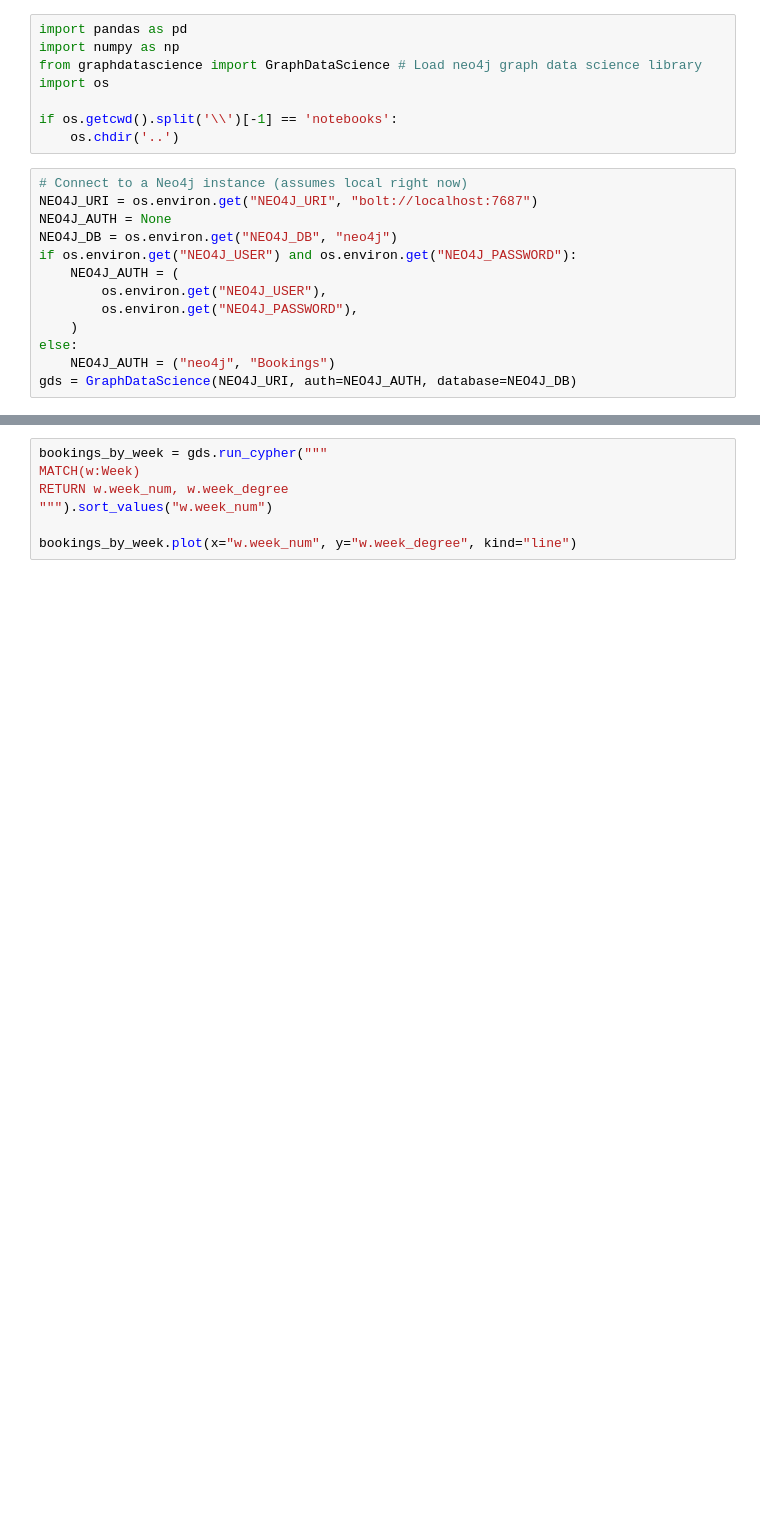
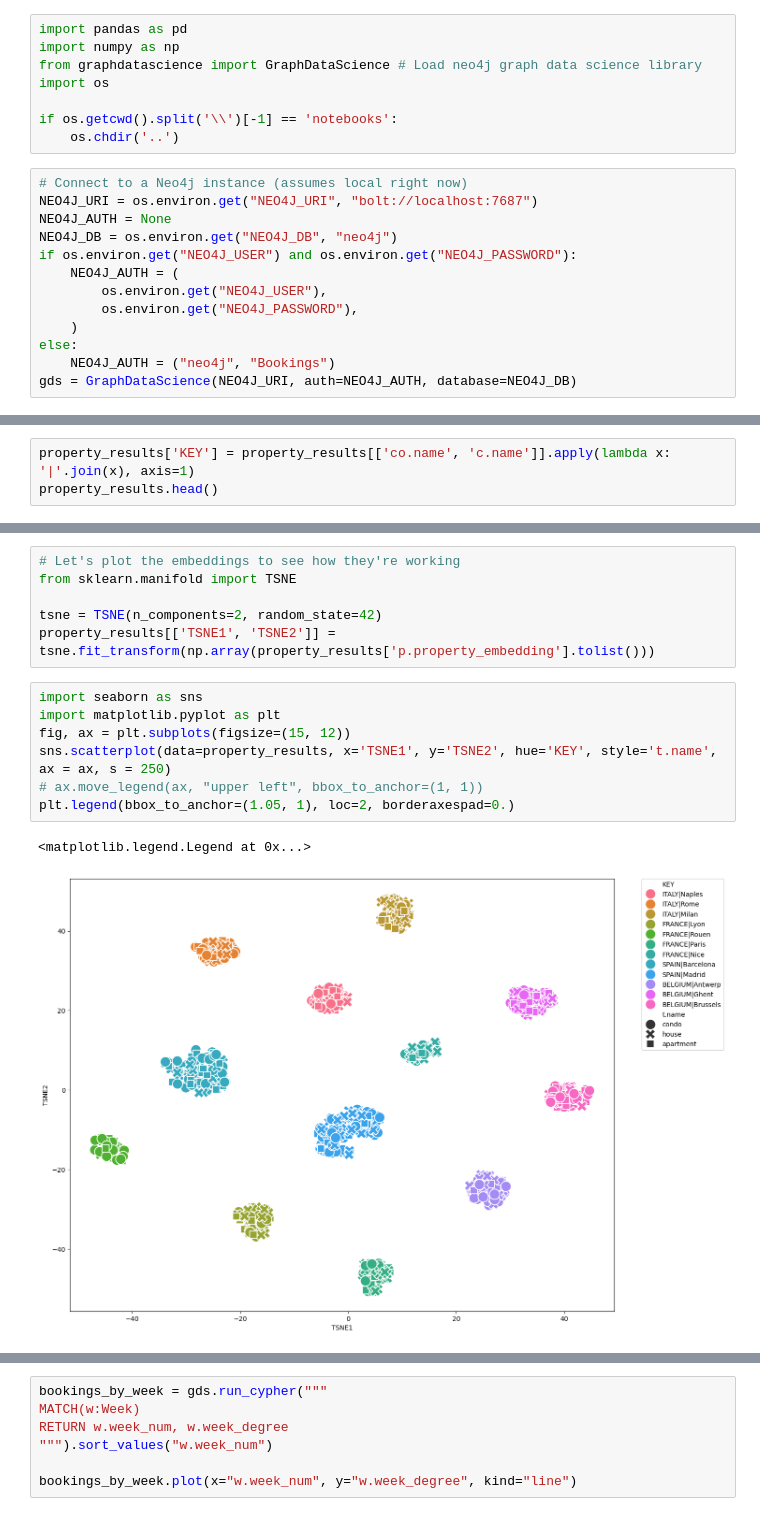
Before and after one commit to Egjfour/vacation_bookings_prediction_neo4j, a Jupyter notebook: notebooks/2 - run_gds_algorithms.ipynb, the cells around one changed output, grey strips where cells are left out. Cells and saved outputs as stored; diff of their text form; blank space fills up the shorter version.

```diff
--- a/notebooks/2 - run_gds_algorithms.ipynb
+++ b/notebooks/2 - run_gds_algorithms.ipynb
@@ -57,0 +88,3 @@ gds.run_cypher("MATCH (p:Property) RETURN p.id, p.property_embedding LIMIT 5")
+# %%
+property_results['KEY'] = property_results[['co.name', 'c.name']].apply(lambda x: '|'.join(x), axis=1)
+property_results.head()
@@ -58,3 +104,19 @@ gds.run_cypher("MATCH (p:Property) RETURN p.id, p.property_embedding LIMIT 5")
+# %%
+# Let's plot the embeddings to see how they're working
+from sklearn.manifold import TSNE
+
+tsne = TSNE(n_components=2, random_state=42)
+property_results[['TSNE1', 'TSNE2']] = tsne.fit_transform(np.array(property_results['p.property_embedding'].tolist()))
+# %%
+import seaborn as sns
+import matplotlib.pyplot as plt
+fig, ax = plt.subplots(figsize=(15, 12))
+sns.scatterplot(data=property_results, x='TSNE1', y='TSNE2', hue='KEY', style='t.name', ax = ax, s = 250)
+# ax.move_legend(ax, "upper left", bbox_to_anchor=(1, 1))
+plt.legend(bbox_to_anchor=(1.05, 1), loc=2, borderaxespad=0.)
+# %% [output]
+<matplotlib.legend.Legend at 0x...>
+[figure, added]
 # %%
 # Week Degree Centrality
 if 'week-degree' in gds.graph.list().graphName.values:
```
Also changed, not shown: parts of 9 cells of this notebook, 4 other files.
